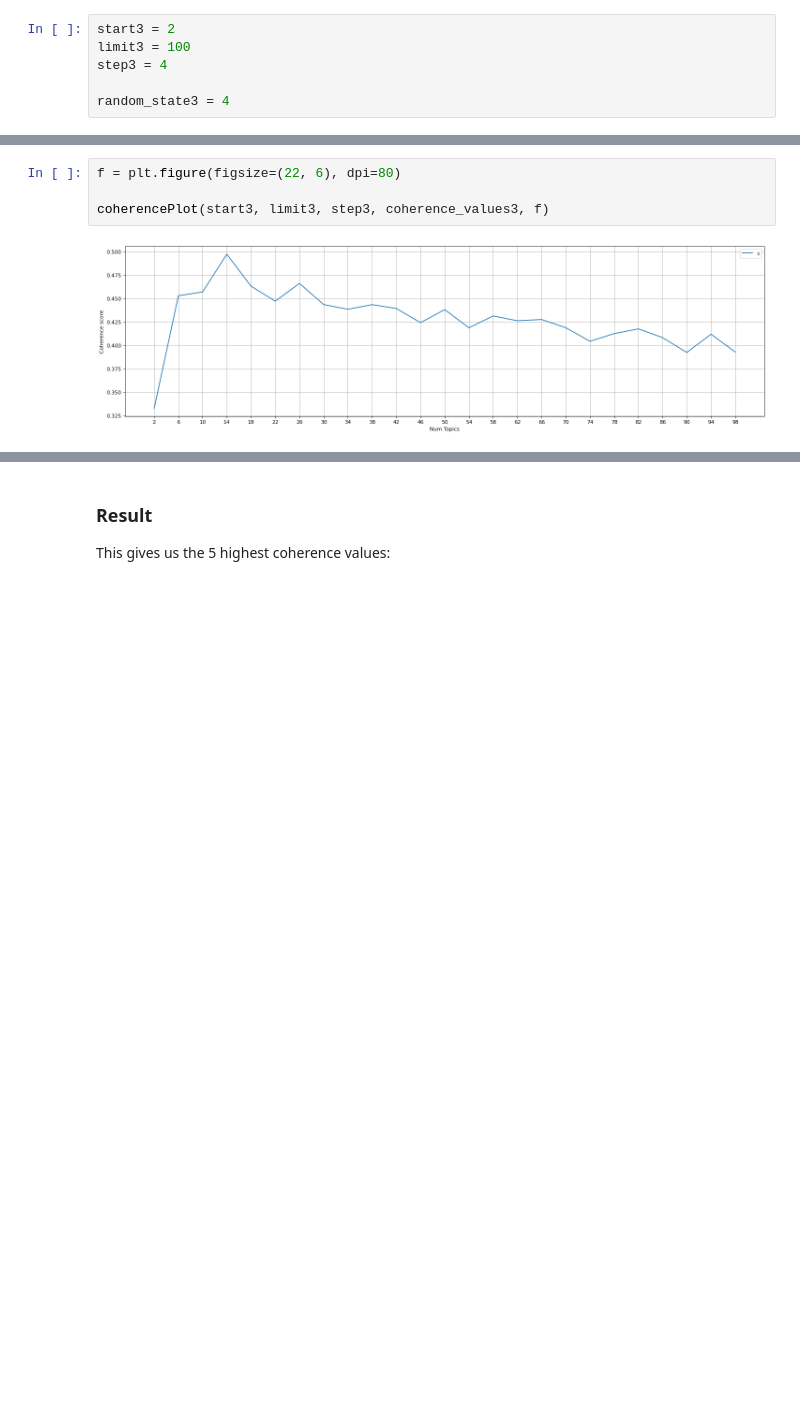
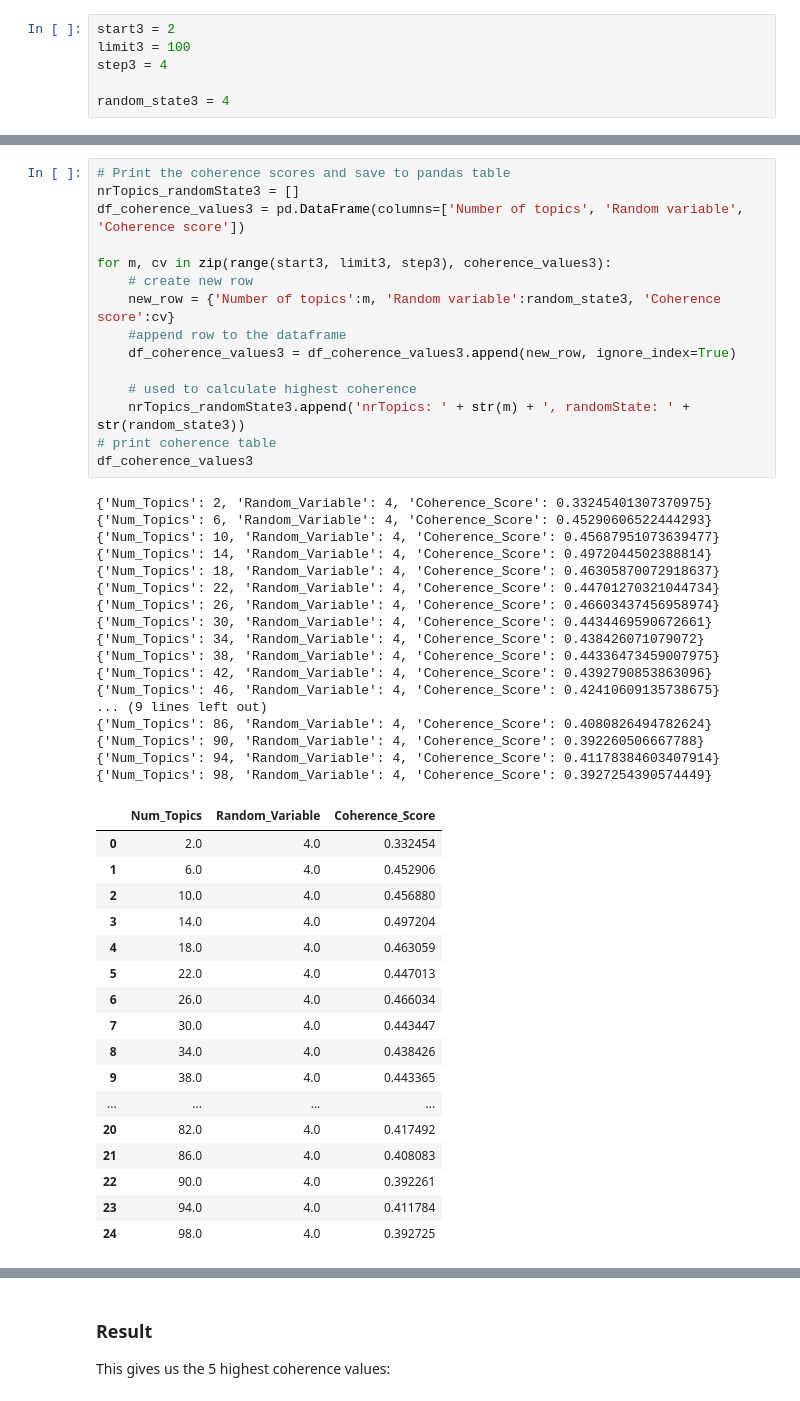
Before and after one commit to richard-johansson/topic_modeling, a Jupyter notebook: findOptimalNumberOfTopics.ipynb, the cells around one changed output, grey strips where cells are left out. Saved outputs shown, nothing was run; the diff lists cells and outputs as text; blank space fills up the shorter version.

```diff
--- a/findOptimalNumberOfTopics.ipynb
+++ b/findOptimalNumberOfTopics.ipynb
@@ -247,6 +224,50 @@ Num Topics = 98 and Random Variable = 4 has Coherence Value of 0.3927
-# %%
-f = plt.figure(figsize=(22, 6), dpi=80)
-
-coherencePlot(start3, limit3, step3, coherence_values3, f)
-# %% [output]
-[figure, removed]
+# %%
+# Print the coherence scores and save to pandas table
+nrTopics_randomState3 = []
+df_coherence_values3 = pd.DataFrame(columns=['Number of topics', 'Random variable', 'Coherence score'])
+
+for m, cv in zip(range(start3, limit3, step3), coherence_values3):
+    # create new row
+    new_row = {'Number of topics':m, 'Random variable':random_state3, 'Coherence score':cv}
+    #append row to the dataframe
+    df_coherence_values3 = df_coherence_values3.append(new_row, ignore_index=True)
+
+    # used to calculate highest coherence
+    nrTopics_randomState3.append('nrTopics: ' + str(m) + ', randomState: ' + str(random_state3))
+# print coherence table
+df_coherence_values3
+# %% [output]
+{'Num_Topics': 2, 'Random_Variable': 4, 'Coherence_Score': 0.33245401307370975}
+{'Num_Topics': 6, 'Random_Variable': 4, 'Coherence_Score': 0.45290606522444293}
+{'Num_Topics': 10, 'Random_Variable': 4, 'Coherence_Score': 0.45687951073639477}
+{'Num_Topics': 14, 'Random_Variable': 4, 'Coherence_Score': 0.4972044502388814}
+{'Num_Topics': 18, 'Random_Variable': 4, 'Coherence_Score': 0.46305870072918637}
+{'Num_Topics': 22, 'Random_Variable': 4, 'Coherence_Score': 0.44701270321044734}
+{'Num_Topics': 26, 'Random_Variable': 4, 'Coherence_Score': 0.46603437456958974}
+{'Num_Topics': 30, 'Random_Variable': 4, 'Coherence_Score': 0.4434469590672661}
+{'Num_Topics': 34, 'Random_Variable': 4, 'Coherence_Score': 0.438426071079072}
+{'Num_Topics': 38, 'Random_Variable': 4, 'Coherence_Score': 0.44336473459007975}
+{'Num_Topics': 42, 'Random_Variable': 4, 'Coherence_Score': 0.4392790853863096}
+{'Num_Topics': 46, 'Random_Variable': 4, 'Coherence_Score': 0.42410609135738675}
+... (9 lines left out)
+{'Num_Topics': 86, 'Random_Variable': 4, 'Coherence_Score': 0.4080826494782624}
+{'Num_Topics': 90, 'Random_Variable': 4, 'Coherence_Score': 0.392260506667788}
+{'Num_Topics': 94, 'Random_Variable': 4, 'Coherence_Score': 0.41178384603407914}
+{'Num_Topics': 98, 'Random_Variable': 4, 'Coherence_Score': 0.3927254390574449}
+|  | Num_Topics | Random_Variable | Coherence_Score |
+| 0 | 2.0 | 4.0 | 0.332454 |
+| 1 | 6.0 | 4.0 | 0.452906 |
+| 2 | 10.0 | 4.0 | 0.456880 |
+| 3 | 14.0 | 4.0 | 0.497204 |
+| 4 | 18.0 | 4.0 | 0.463059 |
+| 5 | 22.0 | 4.0 | 0.447013 |
+| 6 | 26.0 | 4.0 | 0.466034 |
+| 7 | 30.0 | 4.0 | 0.443447 |
+| 8 | 34.0 | 4.0 | 0.438426 |
+| 9 | 38.0 | 4.0 | 0.443365 |
+| ... | ... | ... | ... |
+| 20 | 82.0 | 4.0 | 0.417492 |
+| 21 | 86.0 | 4.0 | 0.408083 |
+| 22 | 90.0 | 4.0 | 0.392261 |
+| 23 | 94.0 | 4.0 | 0.411784 |
+| 24 | 98.0 | 4.0 | 0.392725 |
```
Also changed, not shown: parts of 12 cells of this notebook, 4 other files.
